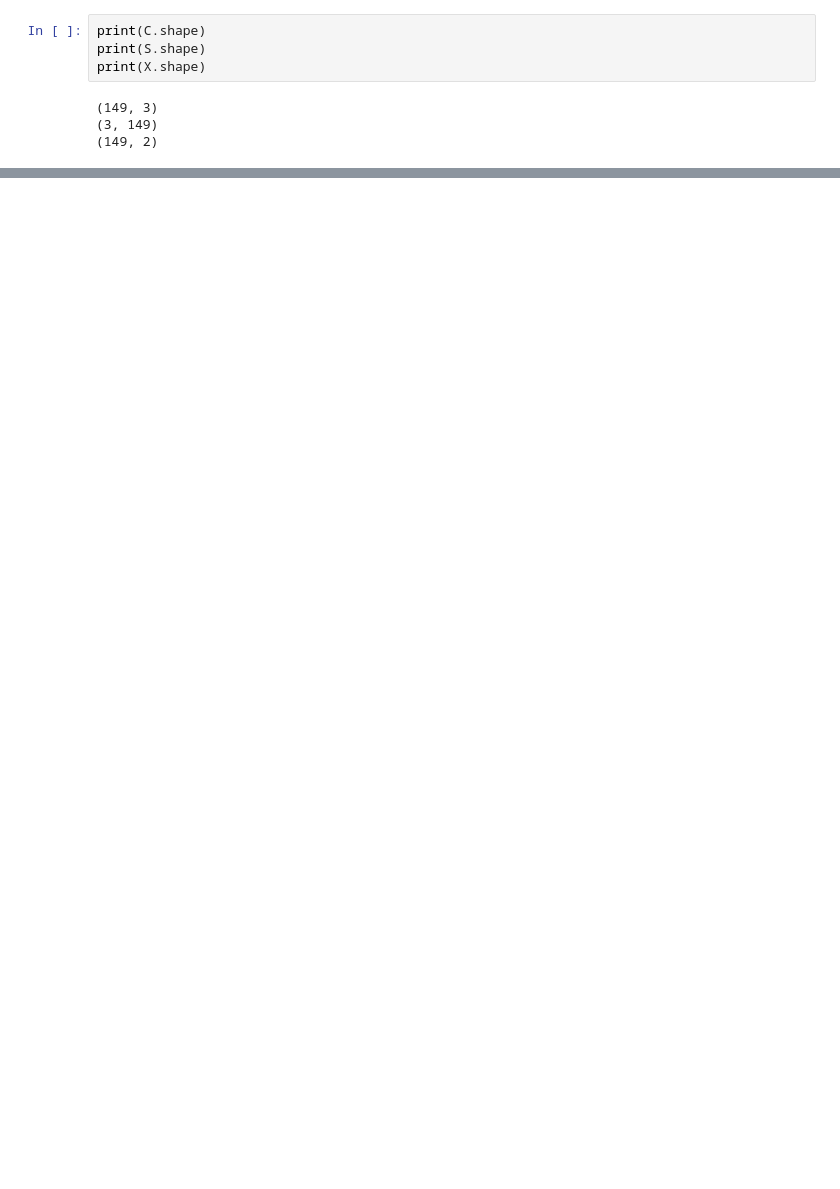
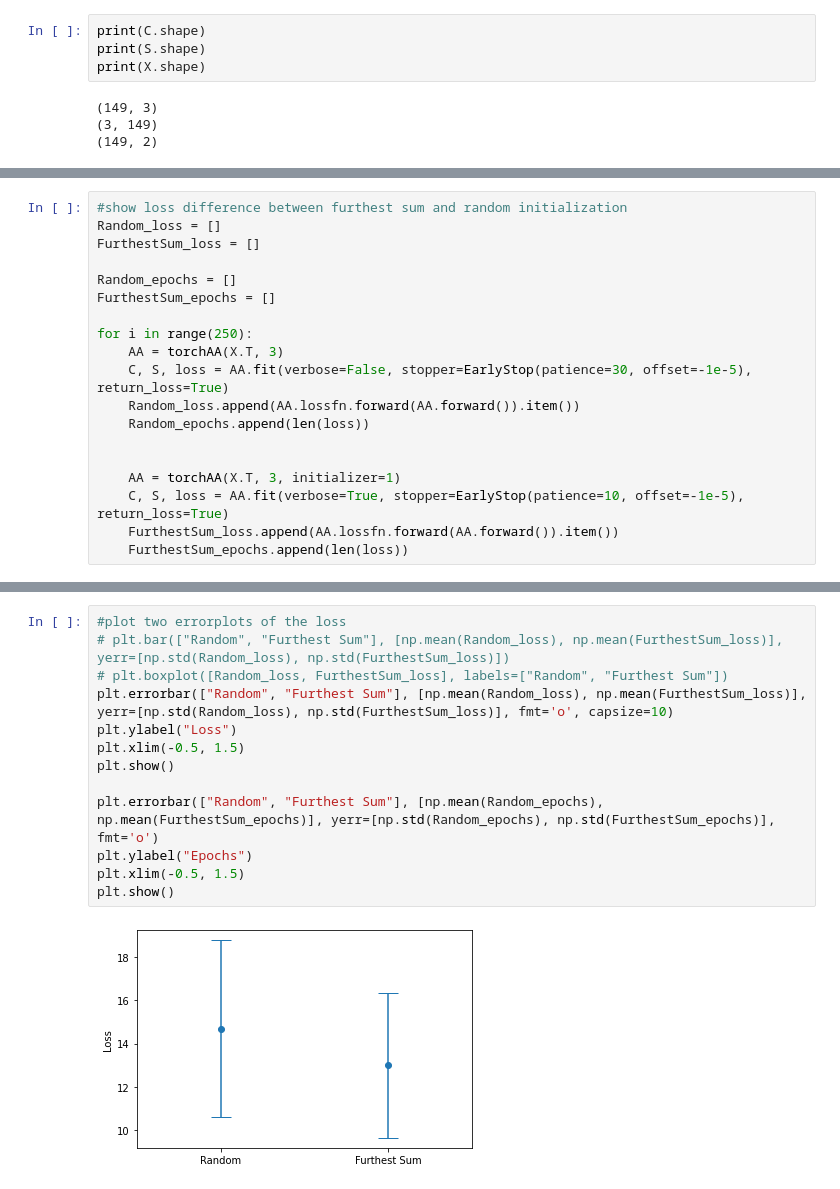
Before and after one commit to AlexanderVoldby/02466Fagprojekt2023, a Jupyter notebook: Visualizations/AA/aa.ipynb, the cells around one changed output, grey strips where cells are left out. Cells and saved outputs as stored; diff of their text form; blank space fills up the shorter version.

```diff
--- a/Visualizations/AA/aa.ipynb
+++ b/Visualizations/AA/aa.ipynb
@@ -108,0 +153,19 @@ plt.show()
+# %%
+#show loss difference between furthest sum and random initialization
+Random_loss = []
+FurthestSum_loss = []
+
+Random_epochs = []
+FurthestSum_epochs = []
+
+for i in range(250):
+    AA = torchAA(X.T, 3)
+    C, S, loss = AA.fit(verbose=False, stopper=EarlyStop(patience=30, offset=-1e-5), return_loss=True)
+    Random_loss.append(AA.lossfn.forward(AA.forward()).item())
+    Random_epochs.append(len(loss))
+
+
+    AA = torchAA(X.T, 3, initializer=1)
+    C, S, loss = AA.fit(verbose=True, stopper=EarlyStop(patience=10, offset=-1e-5), return_loss=True)
+    FurthestSum_loss.append(AA.lossfn.forward(AA.forward()).item())
+    FurthestSum_epochs.append(len(loss))
@@ -108,0 +185,15 @@ plt.show()
+# %%
+#plot two errorplots of the loss
+# plt.bar(["Random", "Furthest Sum"], [np.mean(Random_loss), np.mean(FurthestSum_loss)], yerr=[np.std(Random_loss), np.std(FurthestSum_loss)])
+# plt.boxplot([Random_loss, FurthestSum_loss], labels=["Random", "Furthest Sum"])
+plt.errorbar(["Random", "Furthest Sum"], [np.mean(Random_loss), np.mean(FurthestSum_loss)], yerr=[np.std(Random_loss), np.std(FurthestSum_loss)], fmt='o', capsize=10)
+plt.ylabel("Loss")
+plt.xlim(-0.5, 1.5)
+plt.show()
+
+plt.errorbar(["Random", "Furthest Sum"], [np.mean(Random_epochs), np.mean(FurthestSum_epochs)], yerr=[np.std(Random_epochs), np.std(FurthestSum_epochs)], fmt='o')
+plt.ylabel("Epochs")
+plt.xlim(-0.5, 1.5)
+plt.show()
+# %% [output]
+[figure, added]
```
Also changed, not shown: parts of 18 cells of this notebook, 1 other file.
